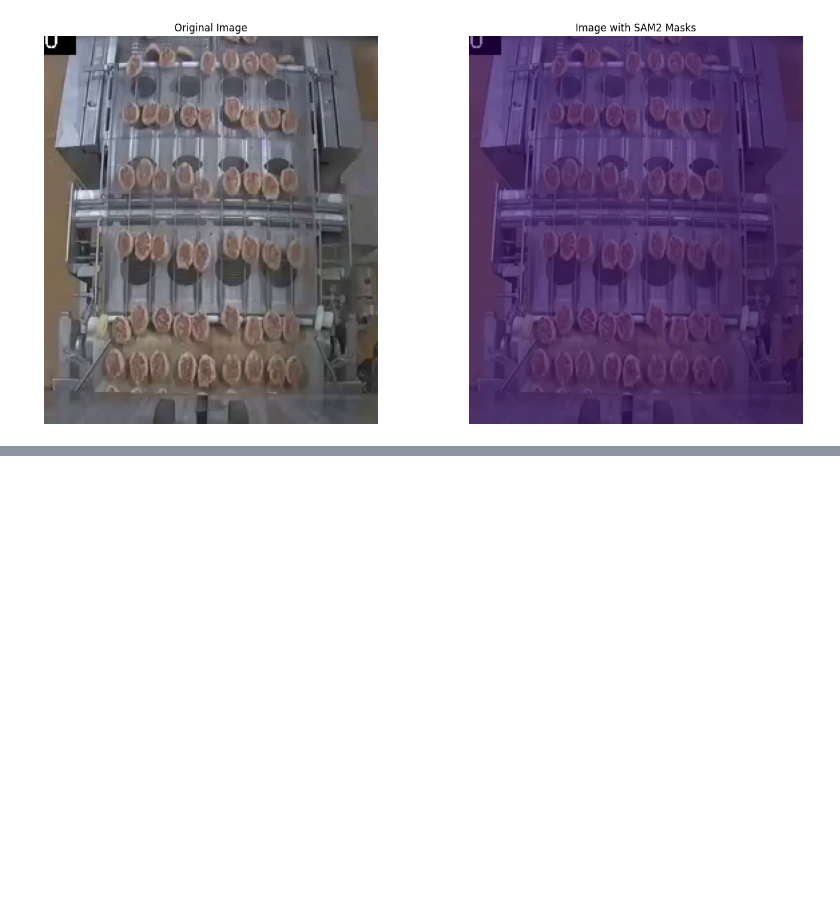
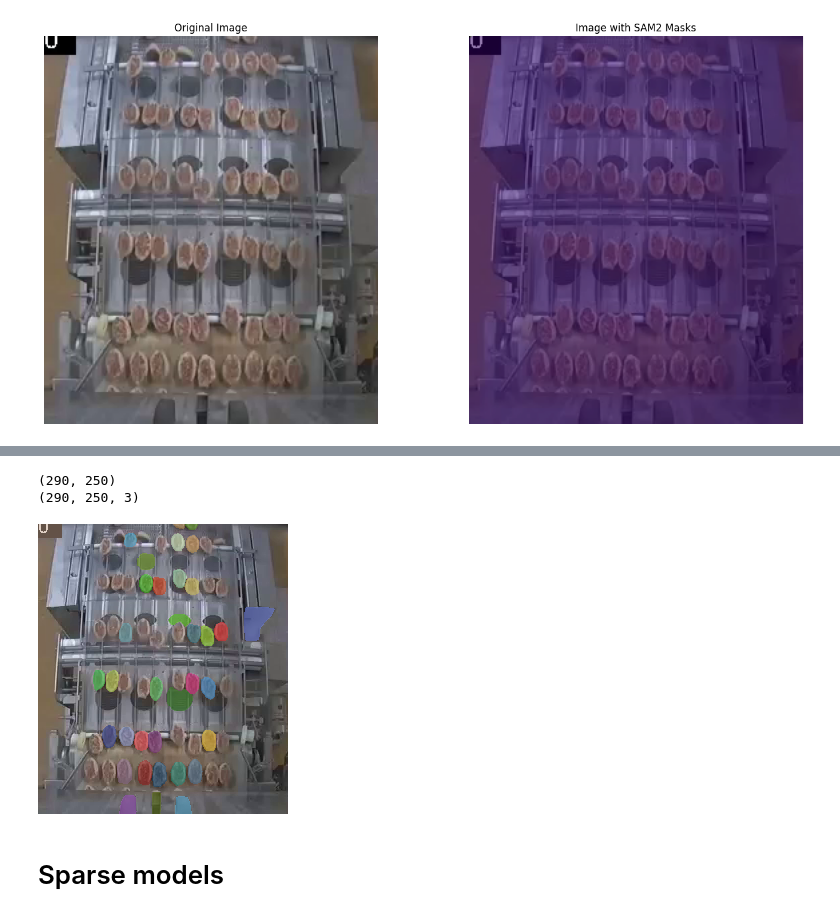
Before and after one commit to FactbirdHQ/auto-annotation-sam, a Jupyter notebook: notebooks/sam_proto.ipynb, the cells around one changed output, grey strips where cells are left out. Drawn from its saved outputs; the diff is of its cells as text; code cells hidden in the pictures; blank space fills up the shorter version.

```diff
--- a/notebooks/sam_proto.ipynb
+++ b/notebooks/sam_proto.ipynb
@@ -186,0 +208,20 @@ plt.show()
+# %%
+from sam2.automatic_mask_generator import SAM2AutomaticMaskGenerator
+from sam2.build_sam import build_sam2
+from sam2.utils.misc import variant_to_config_mapping
+from sam2.utils.visualization import show_masks
+
+model = build_sam2(
+    variant_to_config_mapping["base_plus"],
+    "../models/sam2_hiera_base_plus.pt",
+)
+
+mask_generator = SAM2AutomaticMaskGenerator(model)
+# %%
+masks = mask_generator.generate(img)
+# %%
+print(masks[0]['segmentation'].shape)
+print(img.shape)
+# %% [output]
+(290, 250)
+(290, 250, 3)
@@ -186,0 +374,8 @@ plt.show()
+# %%
+output_mask = show_masks_fixed(image = img, masks = masks, scores=None, only_best=False, autogenerated_mask=True)
+# %%
+output_mask
+# %% [output]
+[figure, added]
+# %% [markdown]
+# Sparse models
```
Also changed, not shown: parts of 5 cells of this notebook, 1 other file.
